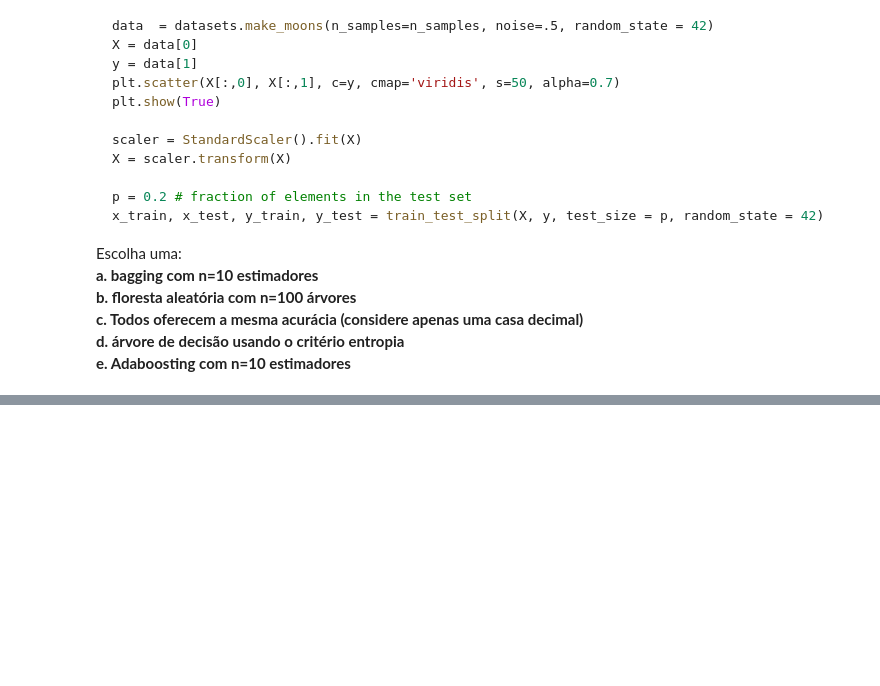
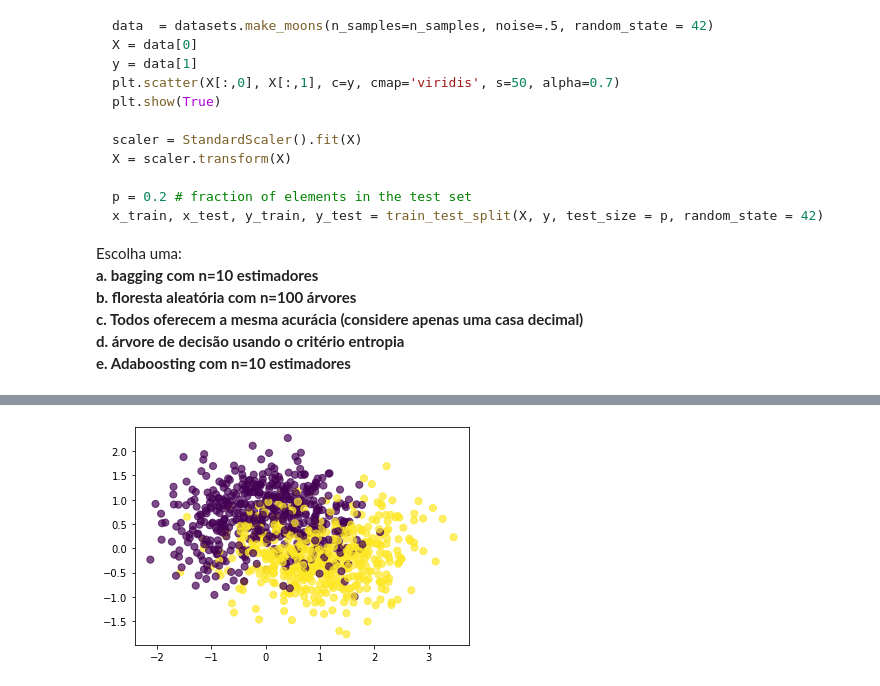
Before and after one commit to beniciosa68/MBA-USP-DS, a Jupyter notebook: 01.Introducao-DS/Aula07/Avaliacao.ipynb, the cells around one changed output, grey strips where cells are left out. Saved outputs shown, nothing was run; the diff lists cells and outputs as text; code cells hidden in the pictures; blank space fills up the shorter version.

```diff
--- a/01.Introducao-DS/Aula07/Avaliacao.ipynb
+++ b/01.Introducao-DS/Aula07/Avaliacao.ipynb
@@ -137,3 +329,81 @@ Escolha uma:<br>
 <b>c. Todos oferecem a mesma acurácia (considere apenas uma casa decimal)</b><br>
 <b>d. árvore de decisão usando o critério entropia</b><br>
 <b>e. Adaboosting com n=10 estimadores</b><br>
+# %%
+from sklearn import datasets
+import matplotlib.pyplot as plt
+from sklearn.preprocessing import StandardScaler
+from sklearn.model_selection import train_test_split
+import numpy as np
+np.random.seed(42) # define the seed (important to reproduce the results)
+plt.figure(figsize=(6,4))
+
+n_samples = 1000
+data  = datasets.make_moons(n_samples=n_samples, noise=.5, random_state = 42)
+X = data[0]
+y = data[1]
+plt.scatter(X[:,0], X[:,1], c=y, cmap='viridis', s=50, alpha=0.7)
+
+scaler = StandardScaler().fit(X)
+X = scaler.transform(X)
+
+p = 0.2 # fraction of elements in the test set
+x_train, x_test, y_train, y_test = train_test_split(X, y, test_size = p, random_state = 42)
+
+vscore = {}
+
+#DecisionTree with entropy
+from sklearn import tree
+from sklearn.metrics import accuracy_score
+
+modelDT = tree.DecisionTreeClassifier(criterion = 'entropy',random_state = 101)
+modelDT.fit(x_train,y_train)
+y_pred = modelDT.predict(x_test)
+scoreDT = accuracy_score(y_pred, y_test)
+vscore["Decision Tree"]= float("%.1f" % scoreDT)
+
+#AdABoosting n=10
+from sklearn.ensemble import AdaBoostClassifier
+from sklearn import metrics
+
+abc = AdaBoostClassifier(n_estimators=10,learning_rate=1,
+                         base_estimator=tree.DecisionTreeClassifier(criterion = 'entropy'))
+modelAB = abc.fit(x_train, y_train)
+y_pred = modelAB.predict(x_test)
+scoreAB = accuracy_score(y_pred, y_test)
+vscore["AdaBoosting"] = float("%.1f" % scoreAB)
+
+#Random Forest n=100
+from sklearn.ensemble import RandomForestClassifier
+
+modelRF=RandomForestClassifier(n_estimators=100, bootstrap=True, class_weight=None, criterion='gini',
+            max_depth=None, max_features='auto', max_leaf_nodes=None,
+            min_impurity_decrease=0.0, min_impurity_split=None,
+            min_samples_leaf=1, min_samples_split=2,
+            min_weight_fraction_leaf=0.0, n_jobs=1,
+            oob_score=False, random_state=None, verbose=0,
+            warm_start=False)
+modelRF.fit(x_train,y_train)
+y_pred = modelRF.predict(x_test)
+scoreRF = accuracy_score(y_pred, y_test)
+vscore["Random Forest"] = float("%.1f" % scoreRF)
+
+#Bagging n=10
+from sklearn.ensemble import BaggingClassifier
+from sklearn.datasets import make_classification
+
+modelB = BaggingClassifier(base_estimator=tree.DecisionTreeClassifier(criterion = 'entropy', random_state = 101),
+                          n_estimators=10)
+modelB.fit(x_train,y_train)
+y_pred = modelB.predict(x_test)
+scoreB = accuracy_score(y_pred, y_test)
+vscore["Bagging"] = float("%.1f" % scoreB)
+
+best_score = [str(k)+ ": "+str(v) for k,v in vscore.items() if k == max(vscore, key=vscore.get)]
+
+print("Resposta: " + "Todos oferecem a mesma acurácia (considere apenas uma casa decimal)")
+print()
+print(vscore)
+print("Best result: ", best_score[0])
+plt.show(True)
+# %% [output]
@@ -139,0 +414 @@ Escolha uma:<br>
+[figure, added]
```
Also changed, not shown: parts of 5 cells of this notebook, 25 other files.
